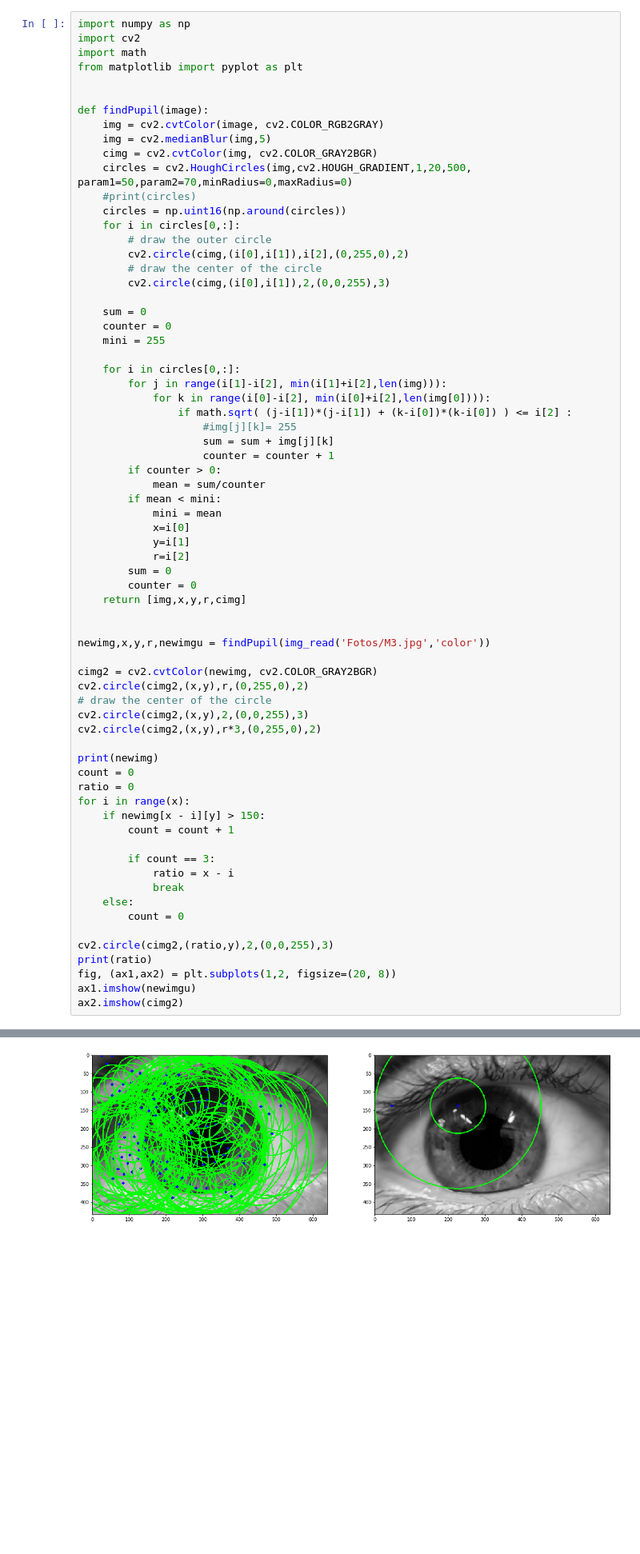
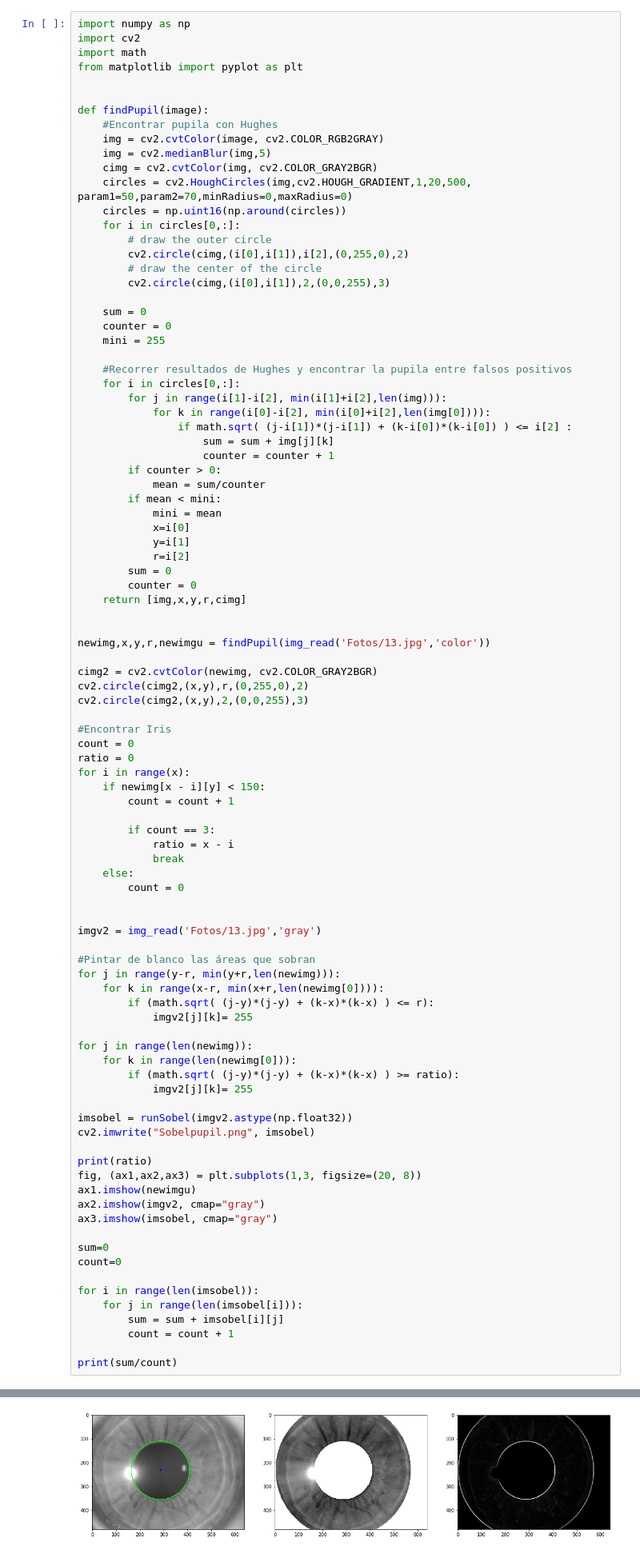
Before and after one commit to AlejoH97/Reconocimiento-Iris, a Jupyter notebook: IRIS.ipynb, the cells around one changed output, grey strips where cells are left out. Shown at 80% size. Drawn from its saved outputs; the diff is of its cells as text; blank space fills up the shorter version.

```diff
--- a/IRIS.ipynb
+++ b/IRIS.ipynb
@@ -367,11 +367,11 @@ from matplotlib import pyplot as plt
 
 
 def findPupil(image):
+    #Encontrar pupila con Hughes
     img = cv2.cvtColor(image, cv2.COLOR_RGB2GRAY)
     img = cv2.medianBlur(img,5)
     cimg = cv2.cvtColor(img, cv2.COLOR_GRAY2BGR)
     circles = cv2.HoughCircles(img,cv2.HOUGH_GRADIENT,1,20,500, param1=50,param2=70,minRadius=0,maxRadius=0)
-    #print(circles)
     circles = np.uint16(np.around(circles))
     for i in circles[0,:]:
         # draw the outer circle
@@ -383,11 +383,11 @@ def findPupil(image):
     counter = 0
     mini = 255
 
+    #Recorrer resultados de Hughes y encontrar la pupila entre falsos positivos
     for i in circles[0,:]:
         for j in range(i[1]-i[2], min(i[1]+i[2],len(img))):
             for k in range(i[0]-i[2], min(i[0]+i[2],len(img[0]))):
                 if math.sqrt( (j-i[1])*(j-i[1]) + (k-i[0])*(k-i[0]) ) <= i[2] :
-                    #img[j][k]= 255
                     sum = sum + img[j][k]
                     counter = counter + 1
         if counter > 0:
@@ -402,19 +402,17 @@ def findPupil(image):
     return [img,x,y,r,cimg]
 
 
-newimg,x,y,r,newimgu = findPupil(img_read('Fotos/M3.jpg','color'))
+newimg,x,y,r,newimgu = findPupil(img_read('Fotos/13.jpg','color'))
 
 cimg2 = cv2.cvtColor(newimg, cv2.COLOR_GRAY2BGR)
 cv2.circle(cimg2,(x,y),r,(0,255,0),2)
-# draw the center of the circle
 cv2.circle(cimg2,(x,y),2,(0,0,255),3)
-cv2.circle(cimg2,(x,y),r*3,(0,255,0),2)
 
-print(newimg)
+#Encontrar Iris
 count = 0
 ratio = 0
 for i in range(x):
-    if newimg[x - i][y] > 150:
+    if newimg[x - i][y] < 150:
         count = count + 1
 
         if count == 3:
@@ -423,9 +421,36 @@ for i in range(x):
     else:
         count = 0
 
-cv2.circle(cimg2,(ratio,y),2,(0,0,255),3)
+
+imgv2 = img_read('Fotos/13.jpg','gray')
+
+#Pintar de blanco las áreas que sobran
+for j in range(y-r, min(y+r,len(newimg))):
+    for k in range(x-r, min(x+r,len(newimg[0]))):
+        if (math.sqrt( (j-y)*(j-y) + (k-x)*(k-x) ) <= r):
+            imgv2[j][k]= 255
+
+for j in range(len(newimg)):
+    for k in range(len(newimg[0])):
+        if (math.sqrt( (j-y)*(j-y) + (k-x)*(k-x) ) >= ratio):
+            imgv2[j][k]= 255
+
+imsobel = runSobel(imgv2.astype(np.float32))
+cv2.imwrite("Sobelpupil.png", imsobel)
+
 print(ratio)
-fig, (ax1,ax2) = plt.subplots(1,2, figsize=(20, 8))
+fig, (ax1,ax2,ax3) = plt.subplots(1,3, figsize=(20, 8))
 ax1.imshow(newimgu)
-ax2.imshow(cimg2)
+ax2.imshow(imgv2, cmap="gray")
+ax3.imshow(imsobel, cmap="gray")
+
+sum=0
+count=0
+
+for i in range(len(imsobel)):
+    for j in range(len(imsobel[i])):
+        sum = sum + imsobel[i][j]
+        count = count + 1
+
+print(sum/count)
 # %% [output]
@@ -441,4 +459,4 @@ ax2.imshow(cimg2)
-[figure, old version]
+[figure, new version]
 # %% [markdown]
 ### Suavizado de la imágen
 
```
Also changed, not shown: parts of 3 cells of this notebook, 2 other files.
